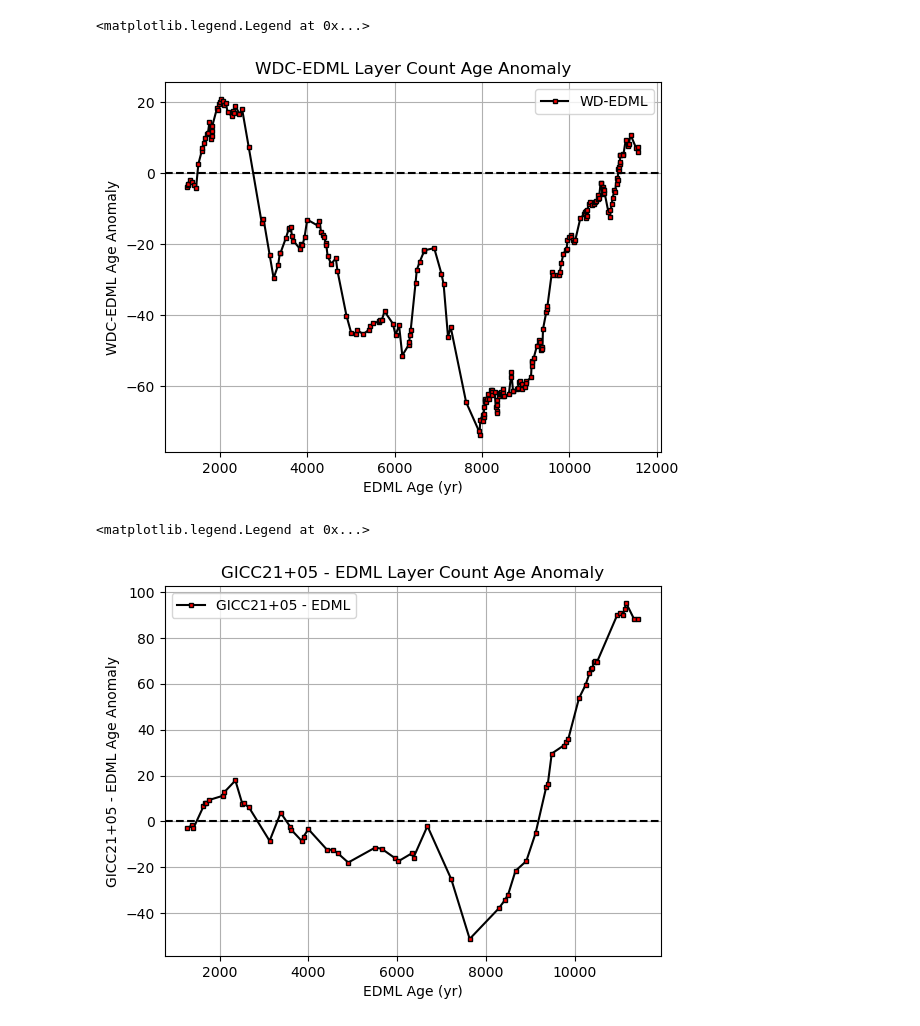
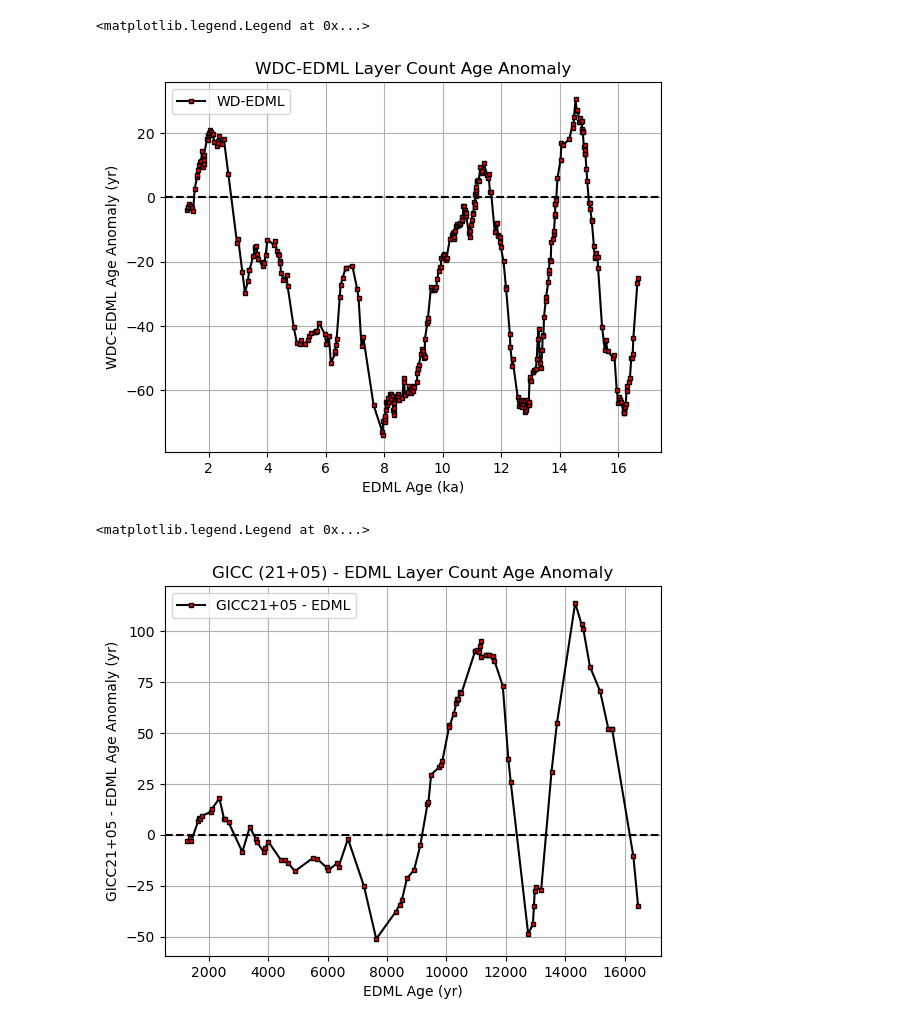
Before and after one commit to qmackay/BICC, a Jupyter notebook: Holcene Revision Work/Misc Python Code/long_term_comparisons.ipynb, the cells around one changed output. Cells and saved outputs as stored; diff of their text form; code cells hidden in the pictures.

Commit message:
local figures changes

```diff
--- a/Holcene Revision Work/Misc Python Code/long_term_comparisons.ipynb
+++ b/Holcene Revision Work/Misc Python Code/long_term_comparisons.ipynb
@@ -36,27 +46,27 @@ grip_wdc_ties['old_wdc age'] = np.interp(grip_wdc_ties['depth2'], old_wdc_count[
 # %%
 #LC comparison check 1
-edml_wdc_ties = edml_wdc_ties[edml_wdc_ties['depth1'] <= 677.539] #restricting to top of EDML LC
-plt.plot(edml_wdc_ties['old_edml age'], (edml_wdc_ties['old_wdc age'] - edml_wdc_ties['old_edml age']), marker='s', ms=3, mfc='r',linestyle='-', color='k', alpha=1, label='WD-EDML')
+edml_wdc_ties = edml_wdc_ties[edml_wdc_ties['old_edml age'] < 16714] #restricting to top of EDML LC
+plt.plot(edml_wdc_ties['old_edml age']/1000, (edml_wdc_ties['old_wdc age'] - edml_wdc_ties['old_edml age']), marker='s', ms=3, mfc='r',linestyle='-', color='k', alpha=1, label='WD-EDML')
 plt.axhline(0, color='k', linestyle='--')
-plt.ylabel('WDC-EDML Age Anomaly')
-plt.xlabel('EDML Age (yr)')
+plt.ylabel('WDC-EDML Age Anomaly (yr)')
+plt.xlabel('EDML Age (ka)')
 plt.title('WDC-EDML Layer Count Age Anomaly')
 plt.grid()
 plt.legend()
 # %% [output]
 <matplotlib.legend.Legend at 0x...>
-[figure, old version]
+[figure, new version]
 # %%
 #LC comparison check 2
-edml_ngrip_ties = edml_ngrip_ties[edml_ngrip_ties['old_edml age'] <= 12000] #restricting to holocene
+edml_ngrip_ties = edml_ngrip_ties[edml_ngrip_ties['old_edml age'] < 16714] #restricting to holocene
 edml_ngrip_ties = edml_ngrip_ties[edml_ngrip_ties['depth1'] >= 82.33] #restricting to minimum LC availability
 plt.plot(edml_ngrip_ties['old_edml age'], (edml_ngrip_ties['old_ngrip age'] - edml_ngrip_ties['old_edml age']), marker='s', ms=3, mfc='r',linestyle='-', color='k', alpha=1, label='GICC21+05 - EDML')
 plt.axhline(0, color='k', linestyle='--')
-plt.ylabel('GICC21+05 - EDML Age Anomaly')
+plt.ylabel('GICC21+05 - EDML Age Anomaly (yr)')
 plt.xlabel('EDML Age (yr)')
-plt.title('GICC21+05 - EDML Layer Count Age Anomaly')
+plt.title('GICC (21+05) - EDML Layer Count Age Anomaly')
 plt.grid()
 plt.legend()
 # %% [output]
 <matplotlib.legend.Legend at 0x...>
-[figure, old version]
+[figure, new version]
```
Also changed, not shown: parts of 7 cells of this notebook, 10 other files.
